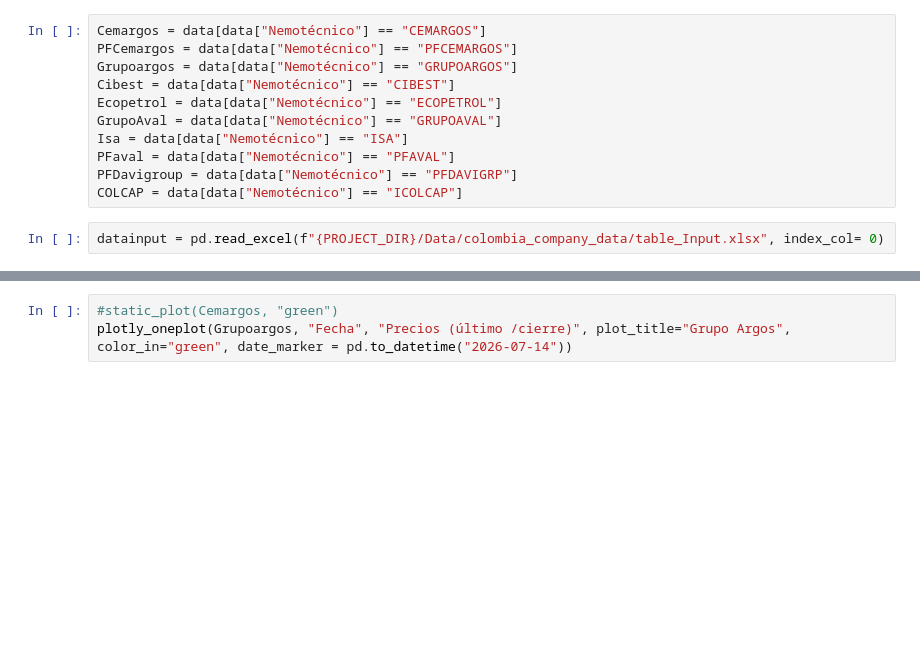
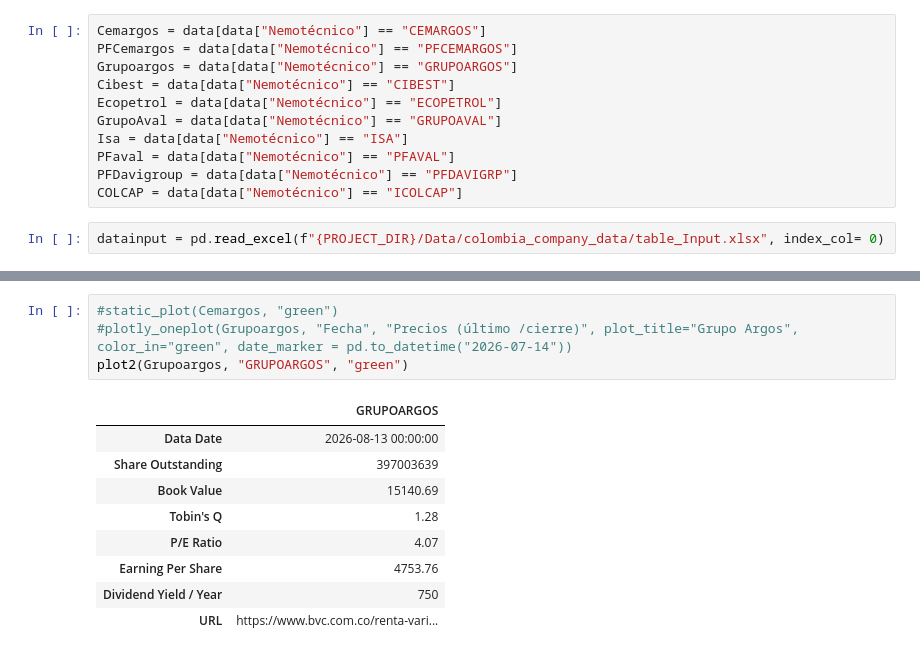
Before and after one commit to Yilap88/Colombia_finance, a Jupyter notebook: Figures/AccionesColombia.ipynb, the cells around one changed output, grey strips where cells are left out. Cells and saved outputs as stored; diff of their text form; blank space fills up the shorter version.

```diff
--- a/Figures/AccionesColombia.ipynb
+++ b/Figures/AccionesColombia.ipynb
@@ -99,5 +90,16 @@ plotly_oneplot(PFCemargos, "Fecha", "Precios (último /cierre)", plot_title="PF
 # %%
 #static_plot(Cemargos, "green")
-plotly_oneplot(Grupoargos, "Fecha", "Precios (último /cierre)", plot_title="Grupo Argos", color_in="green", date_marker = pd.to_datetime("2026-07-14"))
+#plotly_oneplot(Grupoargos, "Fecha", "Precios (último /cierre)", plot_title="Grupo Argos", color_in="green", date_marker = pd.to_datetime("2026-07-14"))
+plot2(Grupoargos, "GRUPOARGOS", "green")
+# %% [output]
+|  | GRUPOARGOS |
+| Data Date | 2026-08-13 00:00:00 |
+| Share Outstanding | 397003639 |
+| Book Value | 15140.69 |
+| Tobin's Q | 1.28 |
+| P/E Ratio | 4.07 |
+| Earning Per Share | 4753.76 |
+| Dividend Yield / Year | 750 |
+| URL | https://www.bvc.com.co/renta-vari... |
 # %%
 #static_plot(Cibest, "blue")
```
Also changed, not shown: parts of 14 cells of this notebook, 9 other files.
